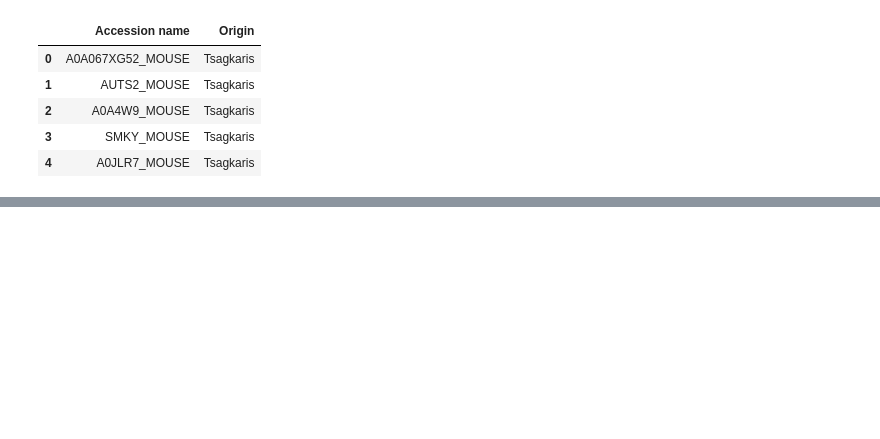
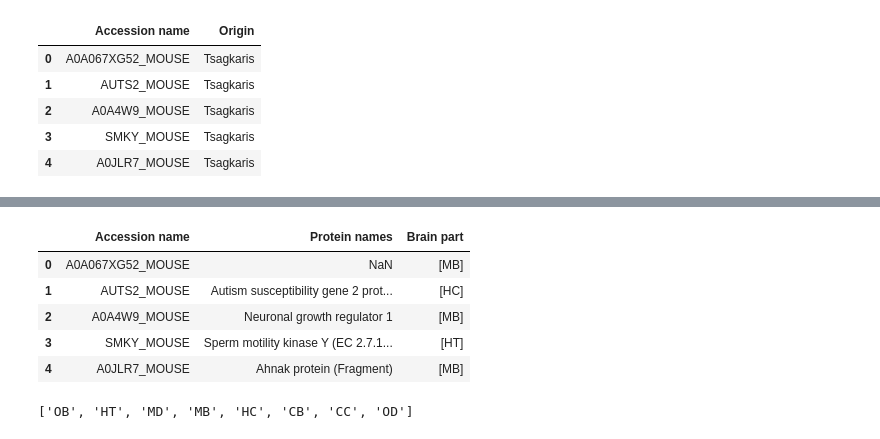
Before and after one commit to glyspy/Mouse-Brain-Protein-Database, a Jupyter notebook: data_preparation.ipynb, the cells around one changed output, grey strips where cells are left out. Drawn from its saved outputs; the diff is of its cells as text; code cells hidden in the pictures; blank space fills up the shorter version.

```diff
--- a/data_preparation.ipynb
+++ b/data_preparation.ipynb
@@ -167,0 +367,11 @@ proteins_all.head()
+# %%
+# remove the redundant columns
+sum_table1 = sum_table1.drop(columns=['CB', 'OB', 'HC', 'HT', 'MB', 'CB', 'MD', 'CC'])
+sum_table1.head()
+# %% [output]
+|  | Accession name | Protein names | Brain part |
+| 0 | A0A067XG52_MOUSE | NaN | [MB] |
+| 1 | AUTS2_MOUSE | Autism susceptibility gene 2 prot... | [HC] |
+| 2 | A0A4W9_MOUSE | Neuronal growth regulator 1 | [MB] |
+| 3 | SMKY_MOUSE | Sperm motility kinase Y (EC 2.7.1... | [HT] |
+| 4 | A0JLR7_MOUSE | Ahnak protein (Fragment) | [MB] |
@@ -167,0 +383,6 @@ proteins_all.head()
+# %%
+parts = sum_table2['Brain part'].explode().str.split(',').explode().unique().tolist()
+print(parts)
+parts = parts.remove('OD')
+# %% [output]
+['OB', 'HT', 'MD', 'MB', 'HC', 'CB', 'CC', 'OD']
```
Also changed, not shown: parts of 49 cells of this notebook, 2 other files.
